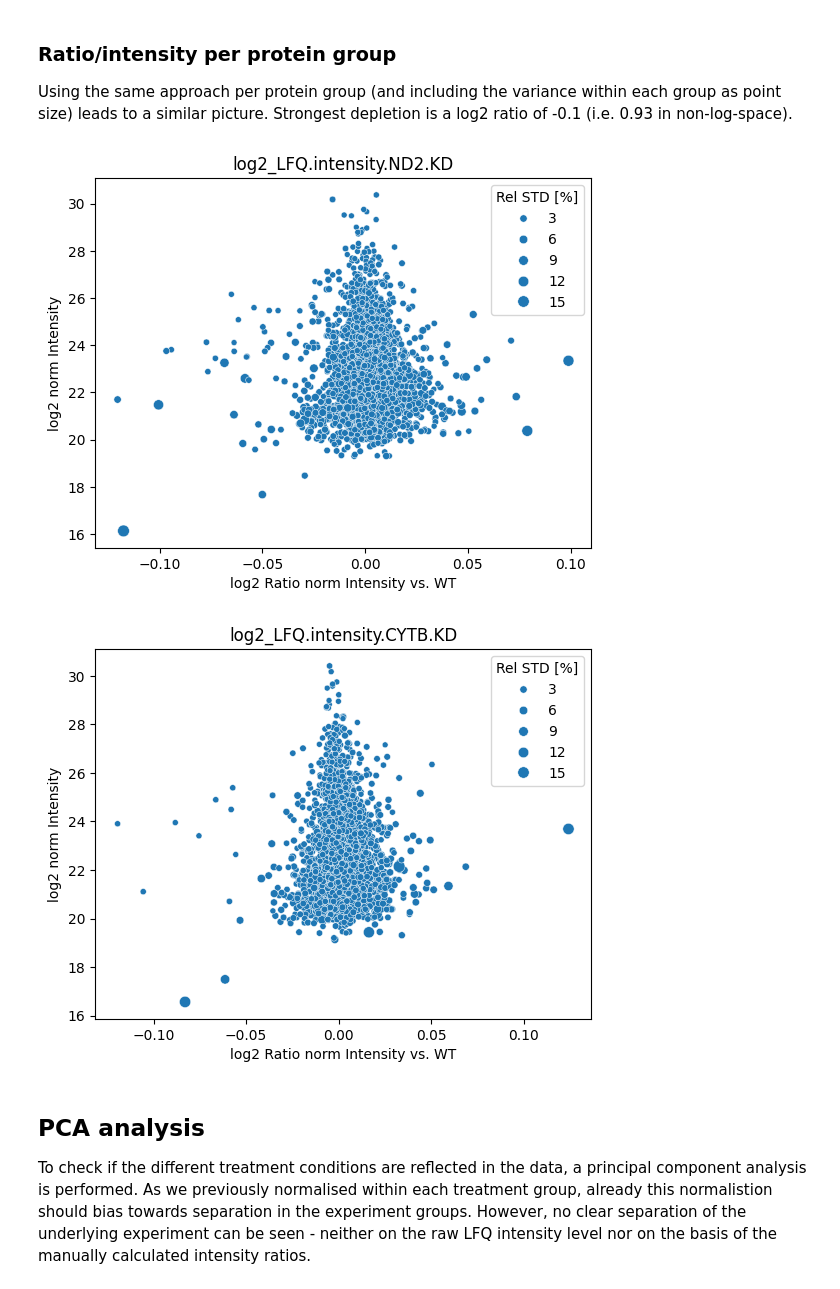
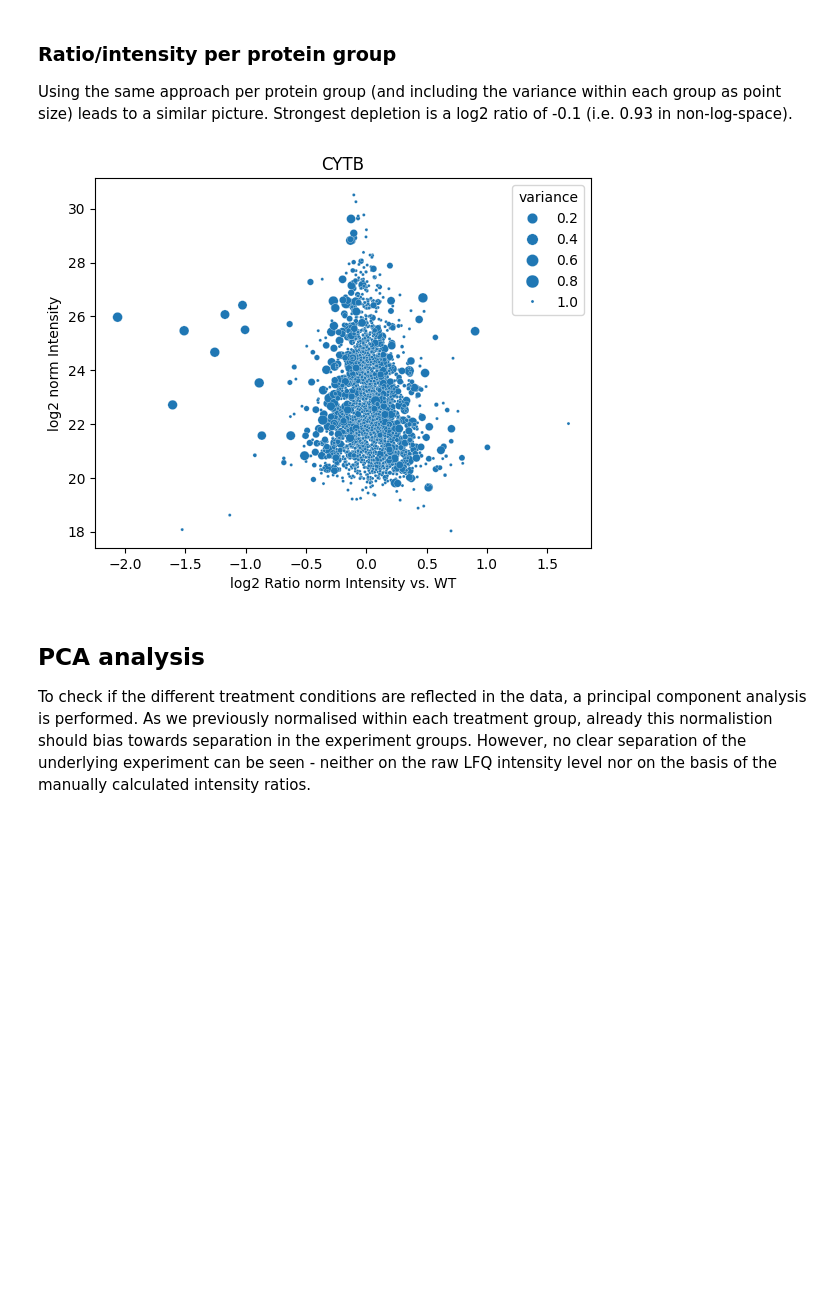
Before and after one commit to aretaon/silencing-mito-genes-analysis, a Jupyter notebook: ND2_CYTB/analysis_2h_nonfrac.ipynb, the cells around one changed output. Cells and saved outputs as stored; diff of their text form; code cells hidden in the pictures; blank space fills up the shorter version.

```diff
--- a/ND2_CYTB/analysis_2h_nonfrac.ipynb
+++ b/ND2_CYTB/analysis_2h_nonfrac.ipynb
@@ -145,5 +144,0 @@ intens_imp
-# %%
-intens_norm = []
-for cond in [intens_imp[:4], intens_imp[4:8], intens_imp[8:12]]:
-    pg, i = pp.cyclic_loess(pg, cond, return_cols=True)
-    intens_norm.extend(i)
@@ -177,15 +156,9 @@ for cond in [intens_norm[:4], intens_norm[4:8], intens_norm[8:12]]:
 We will calculate the ratios manually for generating ratio/intensity plots. As we will also perform 2-smaple statistical analysis, these ratios will also be calculated by the underlaying stats modules.
 # %%
 # calculate the ratios
-wt_cond = intens_norm[:4]
+pg[[f"log2_Ratio {treatment_experiment_name} vs. WT Rep{i+1}" for i in range(4)]] = (
+    pg[log_intens_imp_norm_nested[1]].values - pg[log_intens_imp_norm_nested[0]].values
+)
 
-print(wt_cond)
-
-for cond in [intens_norm[8:12], intens_norm[4:8]]:
-    pg[
-        [
-            f'Ratio {cond[0].split("_KD_")[0][19:].split(".")[0]} vs. WT Rep{i+1}'
-            for i in range(4)
-        ]
-    ] = (pg[cond].values / pg[wt_cond].values)
+print(pg.filter(regex="vs. WT").columns)
 # %% [output]
@@ -223,25 +186,21 @@ for cond in [intens_norm[8:12], intens_norm[4:8]]:
 Using the same approach per protein group (and including the variance within each group as point size) leads to a similar picture. Strongest depletion is a log2 ratio of -0.1 (i.e. 0.93 in non-log-space).
 # %%
 # ratio intensity plots
-for cond in [intens_norm[8:12], intens_norm[4:8]]:
-    ratio = pg.filter(
-        regex=f'Ratio {cond[0].split("_KD_")[0][19:].split(".")[0]}'
-    ).values
-    mean_ratio = np.mean(ratio, axis=1)
-    std_ratio = np.std(ratio, axis=1)
-    std_ratio = 100 * std_ratio / mean_ratio
-    mean_ratio = np.log2(mean_ratio)
-    intens = pg[cond].mean(axis=1).values
-    ax = sns.scatterplot(x=mean_ratio, y=intens, size=std_ratio)
-    ax.legend(title="Rel STD [%]")
-    plt.ylabel("log2 norm Intensity")
-    plt.xlabel("log2 Ratio norm Intensity vs. WT")
-    plt.title(cond[0].split("R1")[0][:-1])
-    plt.savefig(f"PR101_2h_nonfrac_{cond[0].split('R1')[0][:-1]}_mean_ratio_intens.pdf")
-    plt.show()
+mean_ratio = pg.filter(regex=f"log2_Ratio {treatment_experiment_name}").mean(axis=1)
+std = pg.filter(regex=f"log2_Ratio {treatment_experiment_name}").std(axis=1)
+rel_std = std / mean_ratio
+rel_std = rel_std.abs()
+rel_std[rel_std.abs() > 1] = 1
+intens = pg[log_intens_imp_norm_nested[0]].mean(axis=1).values
+ax = sns.scatterplot(x=mean_ratio, y=intens, size=rel_std, sizes=(50, 5))
+ax.legend(title="variance")
+plt.ylabel("log2 norm Intensity")
+plt.xlabel("log2 Ratio norm Intensity vs. WT")
+plt.title(treatment_experiment_name)
+plt.savefig(f"PR101_2h_nonfrac_{target_gene_name}_mean_ratio_intens.pdf")
+plt.show()
 # %% [output]
-[figure, old version]
+[figure, new version]
-[figure, removed]
 # %% [markdown]
 ## PCA analysis
 To check if the different treatment conditions are reflected in the data, a principal component analysis is performed. As we previously normalised within each treatment group, already this normalistion should bias towards separation in the experiment groups. However, no clear separation of the underlying experiment can be seen - neither on the raw LFQ intensity level nor on the basis of the manually calculated intensity ratios.
```
Also changed, not shown: parts of 25 cells of this notebook, 25 other files.
